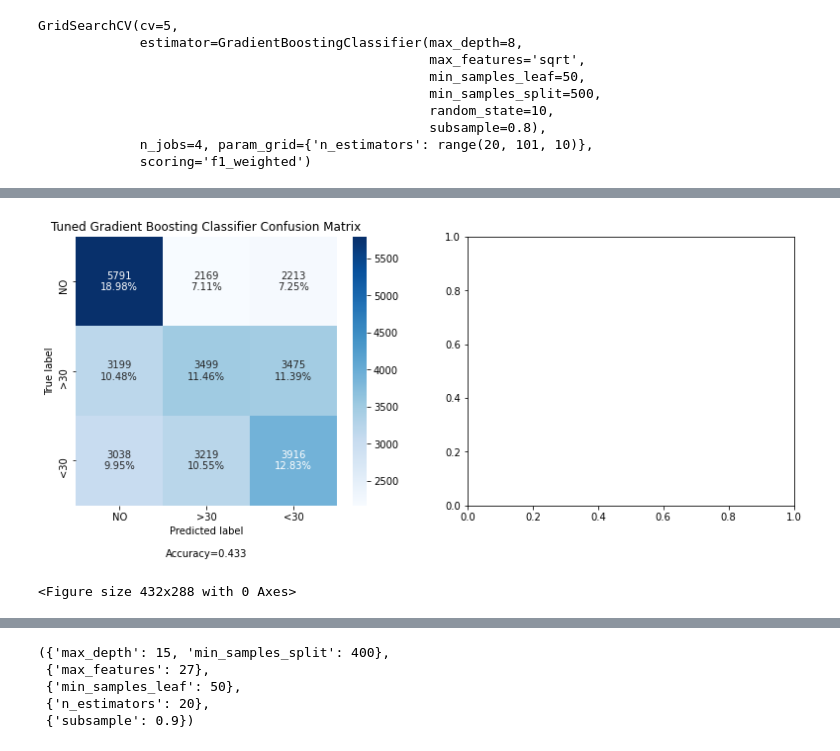
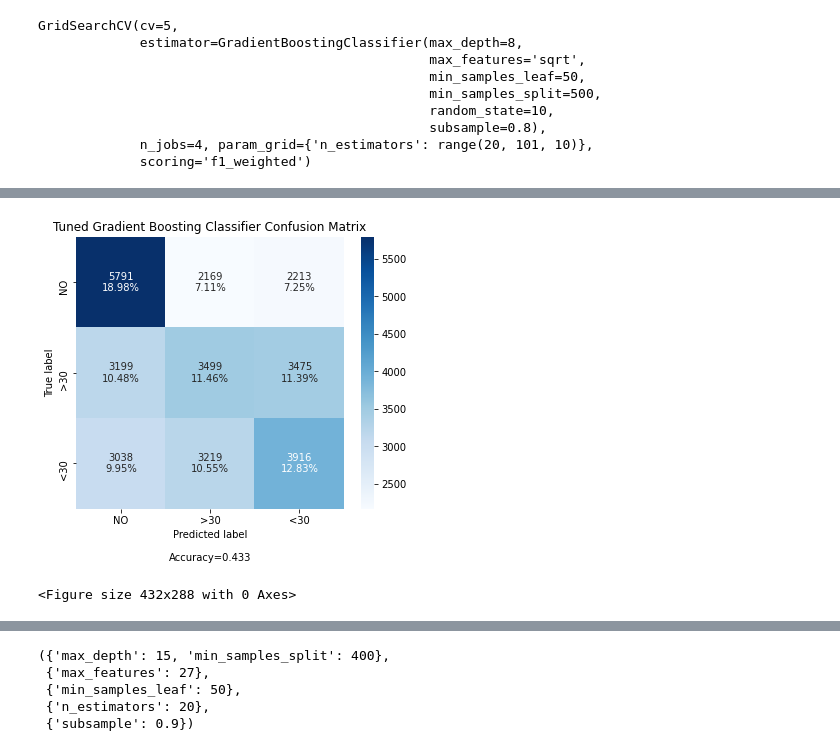
Before and after one commit to gavinmcclelland/CISC451, a Jupyter notebook: a2/code/patient_readmission_30days.ipynb, the cells around one changed output, grey strips where cells are left out. Cells and saved outputs as stored; diff of their text form; code cells hidden in the pictures.

```diff
--- a/a2/code/patient_readmission_30days.ipynb
+++ b/a2/code/patient_readmission_30days.ipynb
@@ -533,9 +532,9 @@ validate_model(tuned_model, x, y, 'Tuned Gradient Boosting Classifier', group_na
 <Figure size 432x288 with 0 Axes>
 # %%
 better_tuned_model = GradientBoostingClassifier(learning_rate=0.05, n_estimators=2*n_trees, min_samples_split=split, max_depth=depth, min_samples_leaf=leaf, max_features=features, subsample=subsample, random_state=10)
-validate_model(better_tuned_model, x, y, 'Tuned Gradient Boosting Classifier', group_names=group_names, categories=['NO','>30','<30'])
+validate_model(better_tuned_model, x, y, 'Tuned Gradient Boosting Classifier', group_names=group_names, categories=['NO','>30','<30'],roc=False)
 # %% [output]
-[figure, old version]
+[figure, new version]
 <Figure size 432x288 with 0 Axes>
 # %%
 expensive_tuned_model = GradientBoostingClassifier(learning_rate=0.01, n_estimators=10*n_trees, min_samples_split=split, max_depth=depth, min_samples_leaf=leaf, max_features=features, subsample=subsample, random_state=10)
```
Also changed, not shown: parts of 13 cells of this notebook, 10 other files.
